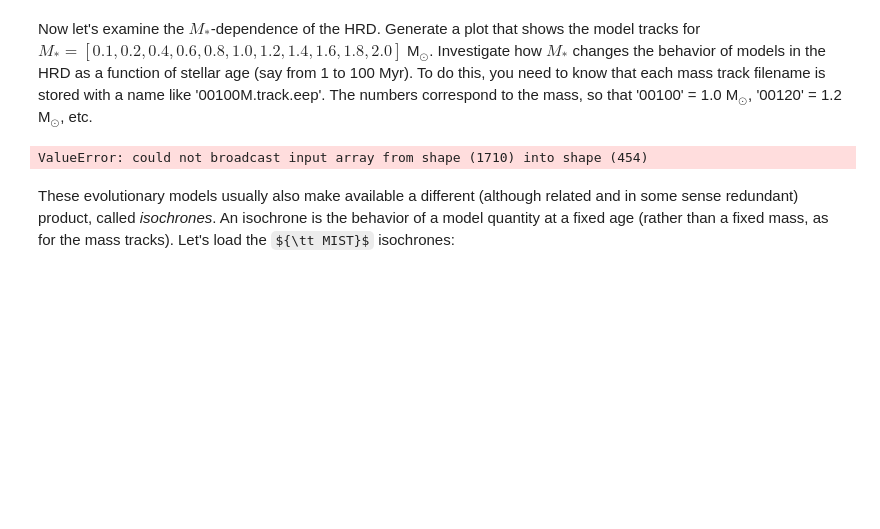
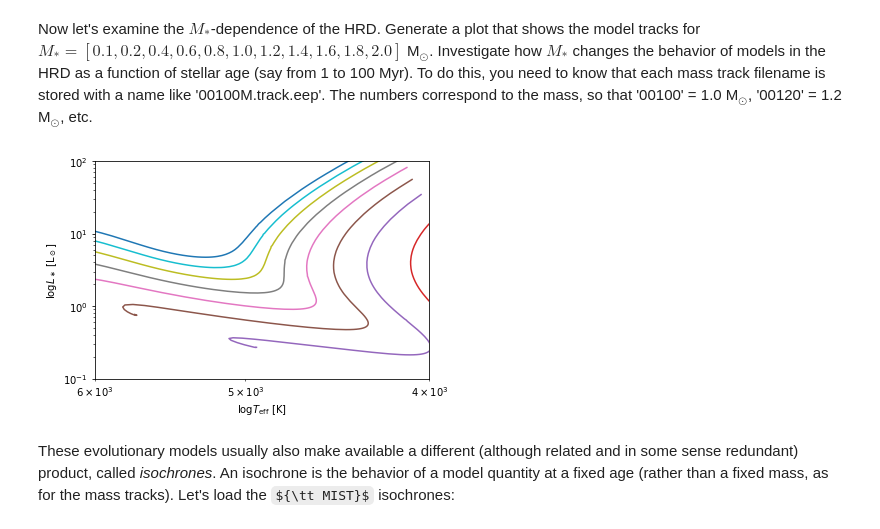
Before and after one commit to seanandrews/dyn-masses, a Jupyter notebook: notebooks/Justin's Notes/The HR Diagram.ipynb, the cells around one changed output. Cells and saved outputs as stored; diff of their text form; code cells hidden in the pictures; some formulas as TeX source; blank space fills up the shorter version.

```diff
--- a/notebooks/Justin's Notes/The HR Diagram.ipynb
+++ b/notebooks/Justin's Notes/The HR Diagram.ipynb
@@ -123,21 +123,21 @@ Text(0, 0.5, 'age [Myr]')
 Now let's examine the $M_\ast$-dependence of the HRD.  Generate a plot that shows the model tracks for $M_\ast = [0.1, 0.2, 0.4, 0.6, 0.8, 1.0, 1.2, 1.4, 1.6, 1.8, 2.0]$ M$_\odot$.  Investigate how $M_\ast$ changes the behavior of models in the HRD as a function of stellar age (say from 1 to 100 Myr).  To do this, you need to know that each mass track filename is stored with a name like '00100M.track.eep'.  The numbers correspond to the mass, so that '00100' = 1.0 M$_\odot$, '00120' = 1.2 M$_\odot$, etc.
 # %%
 track_num = [10, 20, 40, 60, 80, 100, 120, 140, 160, 180, 200]
+fig, ax = plt.subplots()
 
 for i in track_num:
     file_track_mass = working_dir+'MIST/'+filename_eep+'/%sM.track.eep'% ("{:05d}".format(i))
     track_mass = ascii.read(file_track_mass)
-    #track_mass['col1'], track_mass['col7'], track_mass['col12'] = age, logL, logTe
-
-# from astropy import constants as const
-# mass = np.linspace(0, 2, len(age[age < 100e6]))
-# fig, ax = plt.subplots()
-# ax.plot(age[age < 100e6], mass)
-# ax.set_xlabel('age [Myr]')
-# ax.set_xscale('log')
-# ax.set_ylabel(r'${M_\ast} \,\, [{M_\odot}]$')
+    age, logL, logTe = track_mass['col1'], track_mass['col7'], track_mass['col12']
+    ax.plot(10**logTe[age < 1e8], 10**logL[age < 1e8])
+    ax.set_xlim(Tlim)
+    ax.set_ylim(Llim)
+    ax.set_xscale('log')
+    ax.set_yscale('log')
+    ax.set_xlabel(r'$\log{T_{\rm eff}} \,\, [{\rm K}]$')
+    ax.set_ylabel(r'$\log{L_\ast} \,\, [{\rm L}_\odot]$')
 # %% [output]
-ValueError: could not broadcast input array from shape (1710) into shape (454)
+[figure, added]
 # %% [markdown]
 These evolutionary models usually also make available a different (although related and in some sense redundant) product, called *isochrones*.  An isochrone is the behavior of a model quantity at a fixed age (rather than a fixed mass, as for the mass tracks).  Let's load the ${\tt MIST}$ isochrones:
 # %%
```
Also changed, not shown: parts of 7 cells of this notebook, 1 other file.
